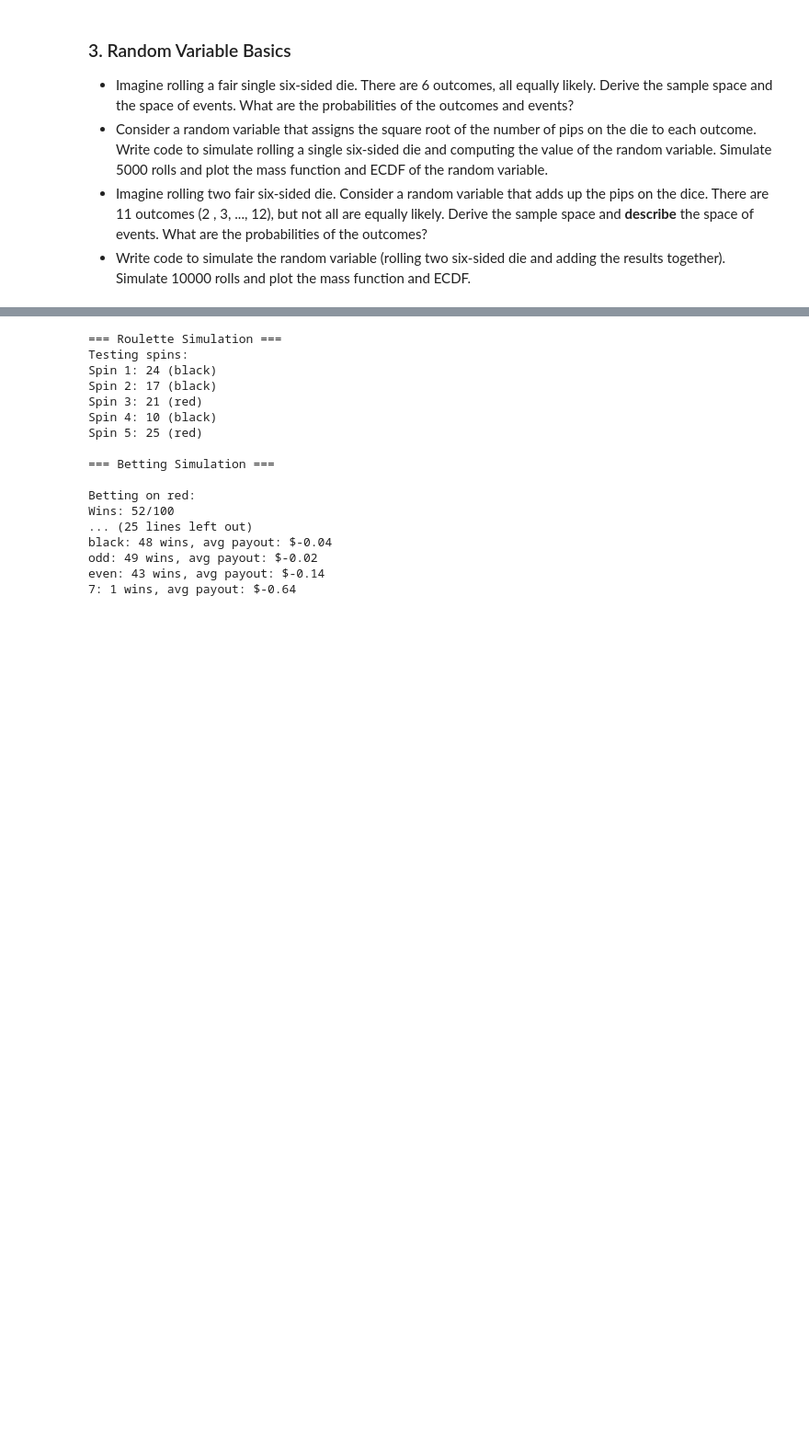
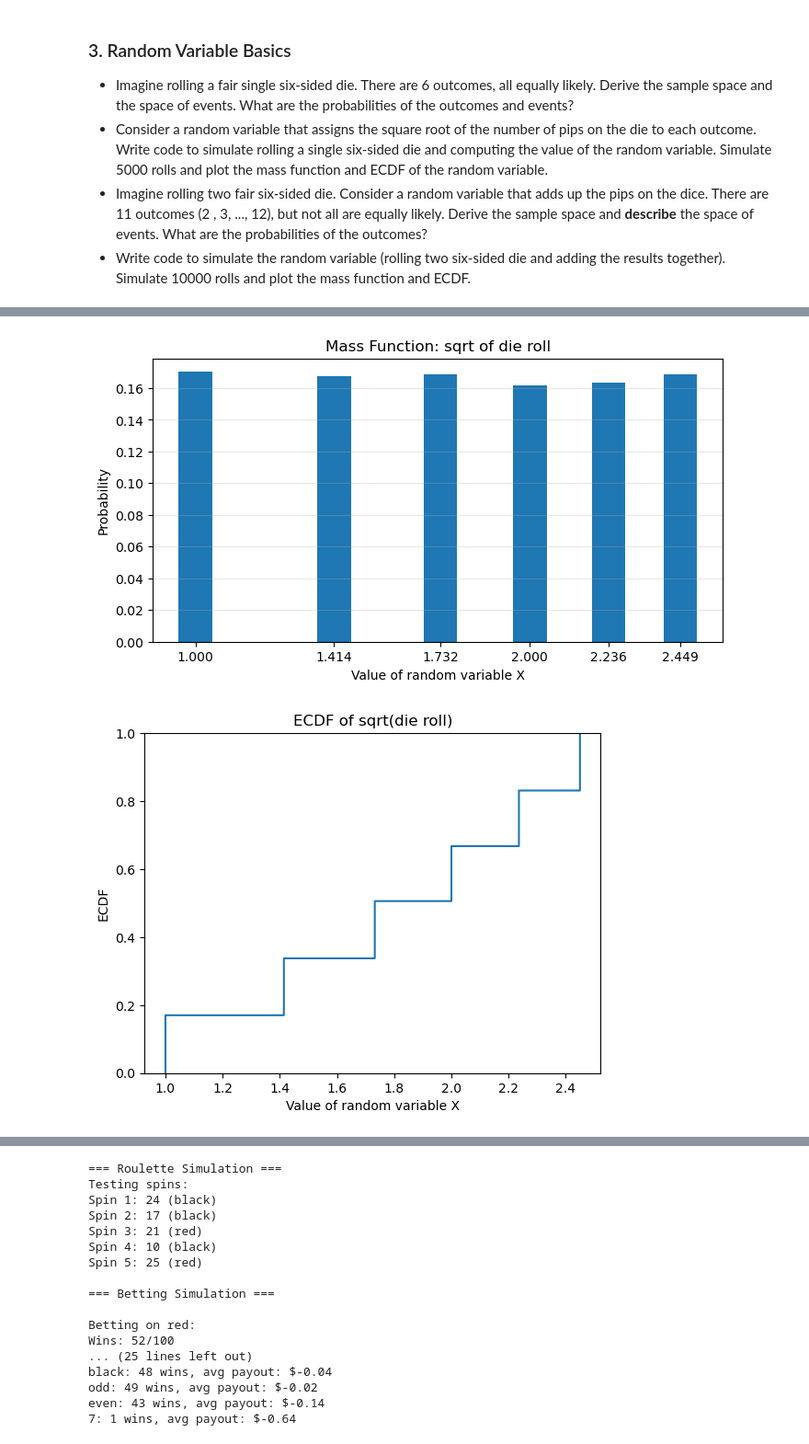
Before and after one commit to shawn01-kubo/DS-5030-Assignment6, a Jupyter notebook: assignment_6.ipynb, the cells around one changed output, grey strips where cells are left out. Shown at 92% size. Cells and saved outputs as stored; diff of their text form; code cells hidden in the pictures; blank space fills up the shorter version.

```diff
--- a/assignment_6.ipynb
+++ b/assignment_6.ipynb
@@ -201,0 +93,32 @@ First 10 sums: [10, 5, 11, 8, 4, 5, 9, 6, 6, 7]
+# %%
+import numpy as np
+import matplotlib.pyplot as plt
+import seaborn as sns
+
+rng = np.random.default_rng(seed=42)
+
+n_rolls = 5000
+rolls = rng.integers(1, 7, size=n_rolls)
+
+X = np.sqrt(rolls)
+
+values, counts = np.unique(X, return_counts=True)
+probs = counts / n_rolls
+
+plt.figure(figsize=(8, 4))
+plt.bar(values, probs, width=0.1)
+plt.title("Mass Function: sqrt of die roll")
+plt.xlabel("Value of random variable X")
+plt.ylabel("Probability")
+plt.xticks(values)
+plt.grid(axis='y', alpha=0.3)
+plt.show()
+
+sns.ecdfplot(X)
+plt.title("ECDF of sqrt(die roll)")
+plt.xlabel("Value of random variable X")
+plt.ylabel("ECDF")
+plt.show()
+# %% [output]
+[figure, added]
+[figure, added]
```
Also changed, not shown: parts of 12 cells of this notebook, 23 other files.
